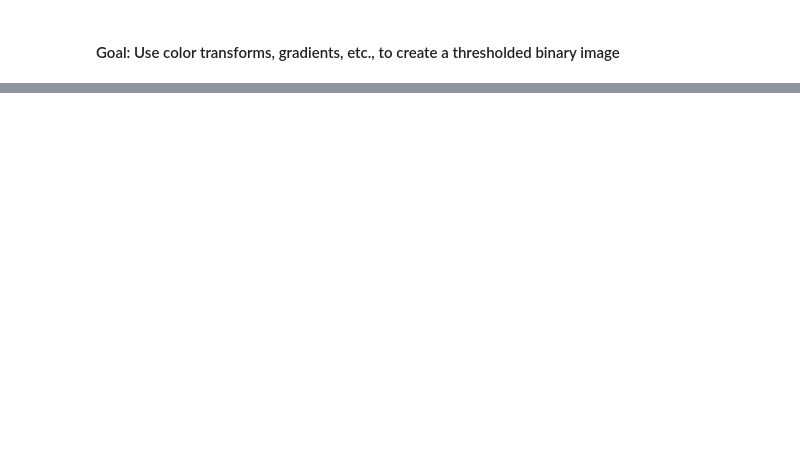
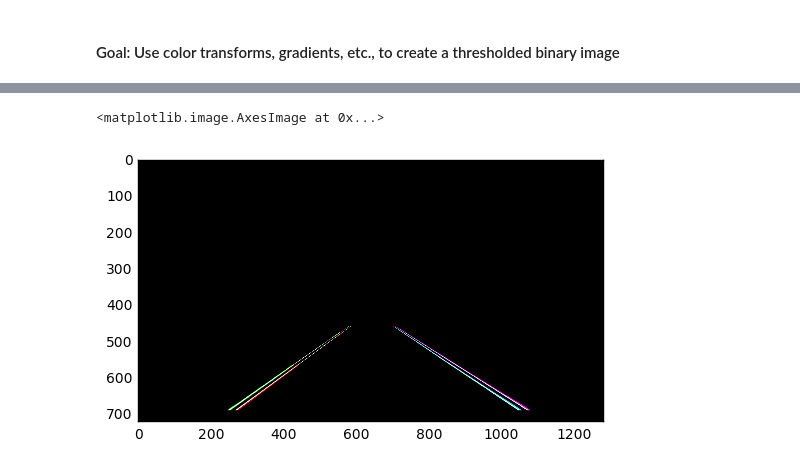
Before and after one commit to berickson/CarND-Advanced-Lane-Lines, a Jupyter notebook: Advanced Lane Lines.ipynb, the cells around one changed output, grey strips where cells are left out. Saved outputs shown, nothing was run; the diff lists cells and outputs as text; code cells hidden in the pictures; blank space fills up the shorter version.

```diff
--- a/Advanced Lane Lines.ipynb
+++ b/Advanced Lane Lines.ipynb
@@ -32,3 +73,17 @@ import pickle
+# %%
+calibration_images = glob.glob('camera_cal/calibration*.jpg')
+input_videos = ["project_video.mp4", "challenge_video.mp4", "harder_challenge_video.mp4"]
+test_images = glob.glob('test_images/*.jpg')
+
+# colors
+red = (255,0,0)
+green = (0,255,0)
+blue = (0,0,255)
+cyan = (0,255,255)
+white = (255,255,255)
+
+image_width = 1280
+image_height = 720
 # %%
 class Camera:
     def __init__(self):
@@ -297,0 +352,21 @@ Now make a video, to see how it works (turns out HL[S] wasn't good [R]GB was.
+# %%
+def birds_eye(im,flags=cv2.INTER_LINEAR,full_view = False, inverse=False):
+    im_shape = (im.shape[1],im.shape[0]) # im_shape (1280, 720)
+    # polygons to warp based on eyeballing lanes in Gimp
+    dst = None
+    src=np.array(src_poly,dtype=np.float32)
+    if full_view:
+        #src = np.array([(270,675),(615,434),(666,434),(1050,675)],dtype=np.float32)
+        dst = np.array([(270,710),(270,-600),(1050,-600),(1050,710)],dtype=np.float32)
+        dst[:,0] = 0.08805 * dst[:,0] + 540 # constant makes lane width to marker spacing ratio correct
+    else:
+        dst = np.array([(src[0][0],image_height),(src[0][0],0),(1100,0),(1100,image_height)],dtype=np.float32)
+    if inverse:
+        src,dst=dst,src
+    transform = cv2.getPerspectiveTransform(src, dst)
+    return cv2.warpPerspective(im,transform,im_shape,)
+# %%
+plt.imshow(birds_eye(im,inverse=True))
+# %% [output]
+<matplotlib.image.AxesImage at 0x...>
+[figure, added]
```
Also changed, not shown: parts of 100 cells of this notebook.
